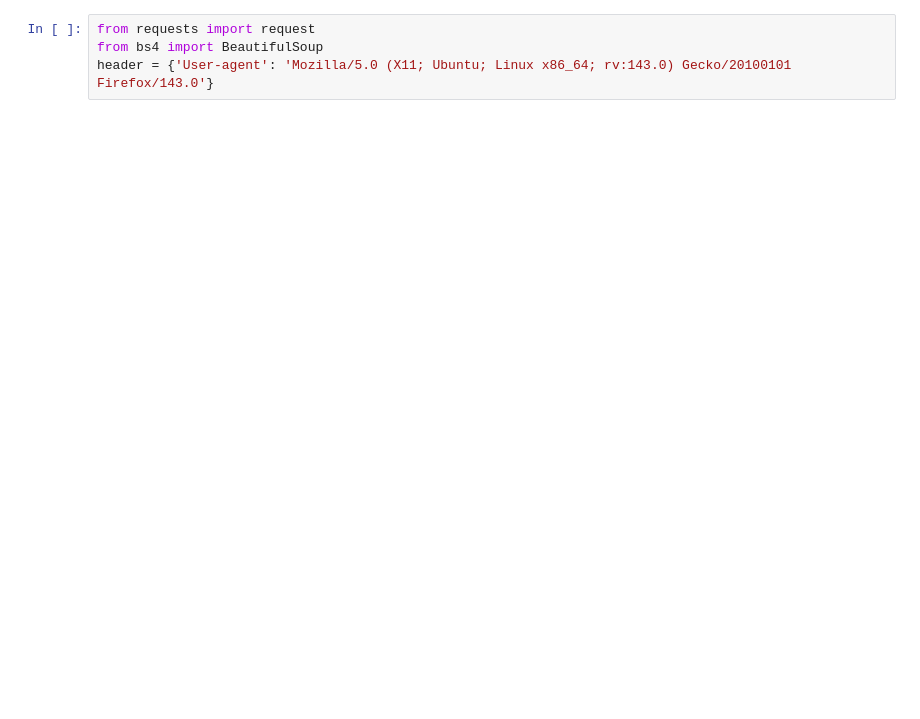
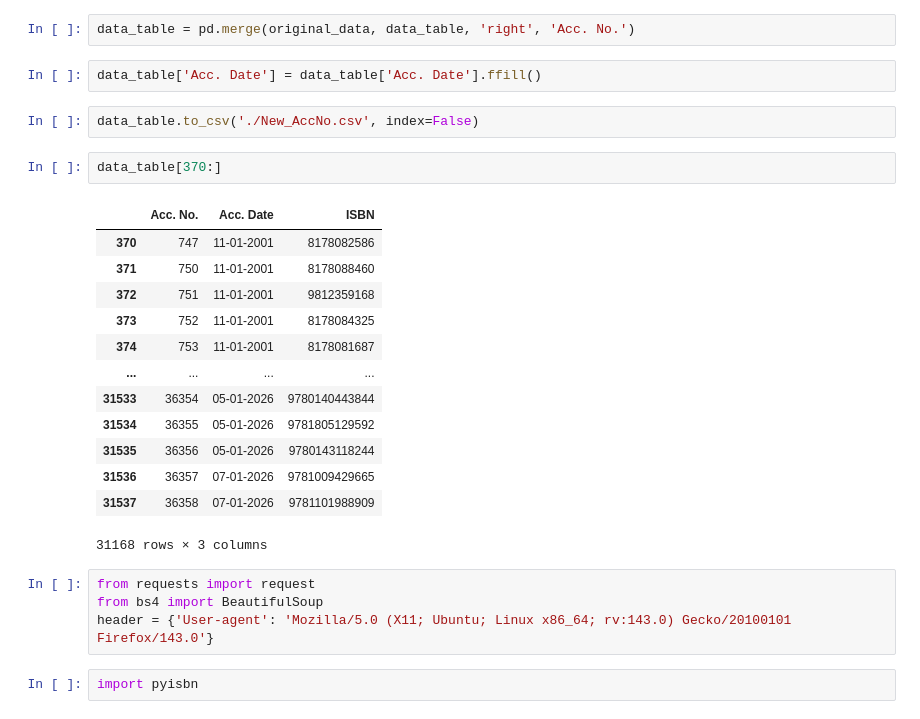
Before and after one commit to TheRoyalAK/BookFinder, a Jupyter notebook: AccNoISBN.ipynb, the cells around one changed output. Saved outputs shown, nothing was run; the diff lists cells and outputs as text; blank space fills up the shorter version.

```diff
--- a/AccNoISBN.ipynb
+++ b/AccNoISBN.ipynb
@@ -25,4 +67,28 @@ data_table
+# %%
+data_table = pd.merge(original_data, data_table, 'right', 'Acc. No.')
+# %%
+data_table['Acc. Date'] = data_table['Acc. Date'].ffill()
+# %%
+data_table.to_csv('./New_AccNo.csv', index=False)
+# %%
+data_table[370:]
+# %% [output]
+|  | Acc. No. | Acc. Date | ISBN |
+| 370 | 747 | 11-01-2001 | 8178082586 |
+| 371 | 750 | 11-01-2001 | 8178088460 |
+| 372 | 751 | 11-01-2001 | 9812359168 |
+| 373 | 752 | 11-01-2001 | 8178084325 |
+| 374 | 753 | 11-01-2001 | 8178081687 |
+| ... | ... | ... | ... |
+| 31533 | 36354 | 05-01-2026 | 9780140443844 |
+| 31534 | 36355 | 05-01-2026 | 9781805129592 |
+| 31535 | 36356 | 05-01-2026 | 9780143118244 |
+| 31536 | 36357 | 07-01-2026 | 9781009429665 |
+| 31537 | 36358 | 07-01-2026 | 9781101988909 |
+31168 rows × 3 columns
 # %%
 from requests import request
 from bs4 import BeautifulSoup
 header = {'User-agent': 'Mozilla/5.0 (X11; Ubuntu; Linux x86_64; rv:143.0) Gecko/20100101 Firefox/143.0'}
+# %%
+import pyisbn
```
Also changed, not shown: parts of 28 cells of this notebook, 16 other files.
